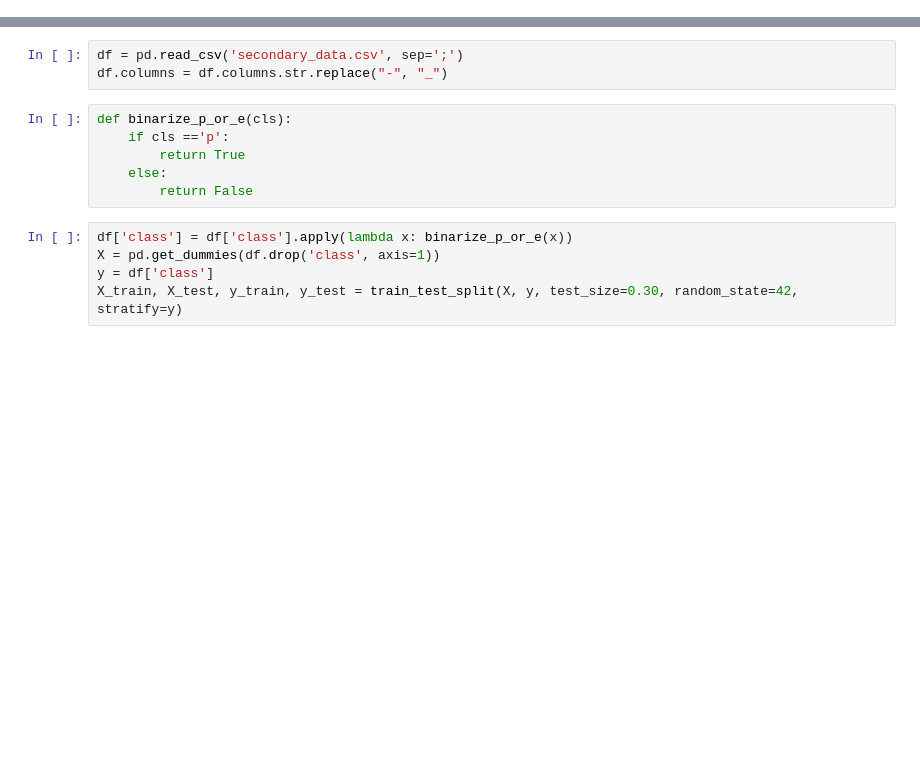
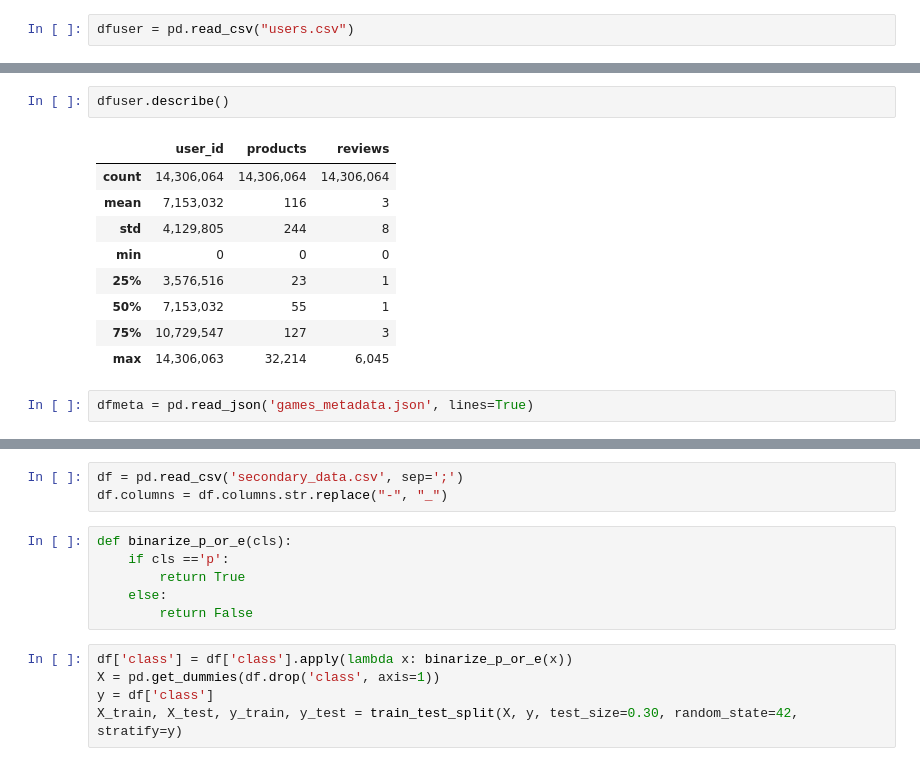
Before and after one commit to swatt45/Capstone, a Jupyter notebook: EDA.ipynb, the cells around one changed output, grey strips where cells are left out. Saved outputs shown, nothing was run; the diff lists cells and outputs as text; blank space fills up the shorter version.

```diff
--- a/EDA.ipynb
+++ b/EDA.ipynb
@@ -10,0 +88,2 @@ from matplotlib import pyplot as plt
+# %%
+dfuser = pd.read_csv("users.csv")
@@ -10,0 +103,14 @@ from matplotlib import pyplot as plt
+# %%
+dfuser.describe()
+# %% [output]
+|  | user_id | products | reviews |
+| count | 14,306,064 | 14,306,064 | 14,306,064 |
+| mean | 7,153,032 | 116 | 3 |
+| std | 4,129,805 | 244 | 8 |
+| min | 0 | 0 | 0 |
+| 25% | 3,576,516 | 23 | 1 |
+| 50% | 7,153,032 | 55 | 1 |
+| 75% | 10,729,547 | 127 | 3 |
+| max | 14,306,063 | 32,214 | 6,045 |
+# %%
+dfmeta = pd.read_json('games_metadata.json', lines=True)
```
Also changed, not shown: parts of 17 cells of this notebook.
